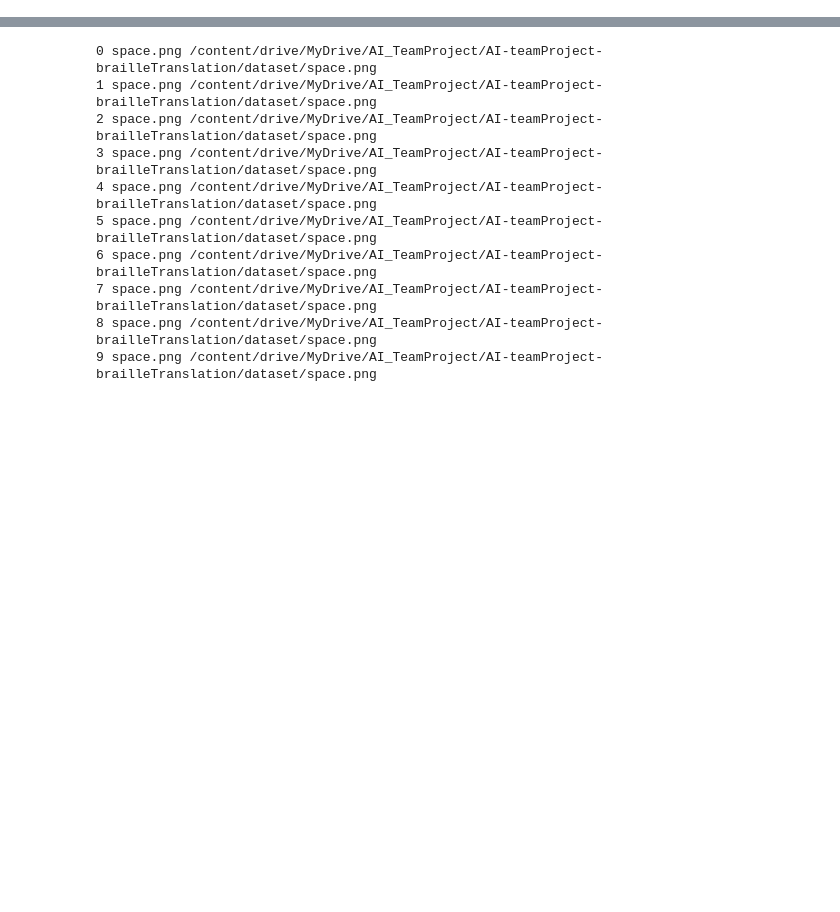
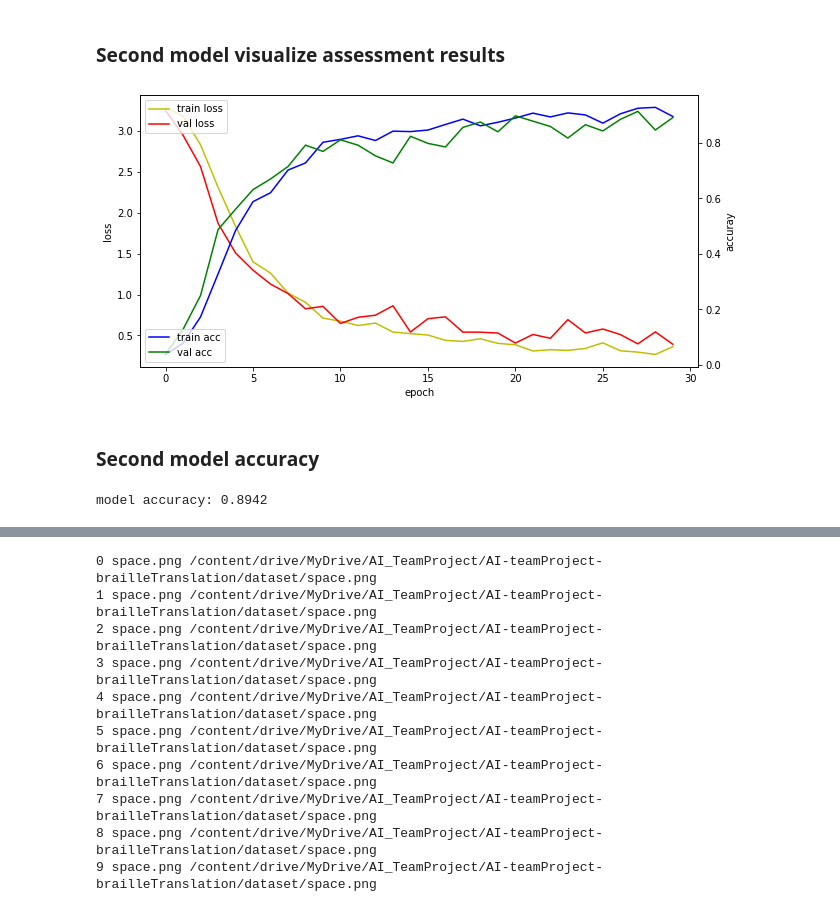
Before and after one commit to Kim-Jong-Gyu/AI-teamProject-brailleTranslation, a Jupyter notebook: BrailleTranslation.ipynb, the cells around one changed output, grey strips where cells are left out. Saved outputs shown, nothing was run; the diff lists cells and outputs as text; code cells hidden in the pictures; blank space fills up the shorter version.

```diff
--- a/BrailleTranslation.ipynb
+++ b/BrailleTranslation.ipynb
@@ -113,0 +199,51 @@ Mounted at /content/drive
+# %%
+#Using Seperable con
+
+from keras import backend as K
+from keras import layers as L
+from keras.models import Model,load_model
+from keras.regularizers import l2
+from keras.callbacks import ModelCheckpoint,ReduceLROnPlateau,EarlyStopping
+
+def Make_second_model(train,val):
+  K.clear_session()
+  reduce_lr = ReduceLROnPlateau(patience=8,verbose=0)
+  path = "/content/gdrive/MyDrive/AI_TeamProject/AI-teamProject-brailleTranslation/"
+  model_ckpt = ModelCheckpoint(path+'BrailleNet_second.h5',save_best_only=True)
+  early_stop = EarlyStopping(patience=15,verbose=1)
+  entry = L.Input(shape=(28, 28 ,3))
+  x = L.SeparableConv2D(64,(3,3),activation='relu')(entry)
+  x = L.MaxPooling2D((2,2))(x)
+  x = L.SeparableConv2D(128,(3,3),activation='relu')(x)
+  x = L.MaxPooling2D((2,2))(x)
+  x = L.SeparableConv2D(256,(2,2),activation='relu')(x)
+  x = L.GlobalMaxPooling2D()(x)
+  x = L.Dense(256)(x)
+  x = L.LeakyReLU()(x)
+  x = L.Dense(64,kernel_regularizer=l2(2e-4))(x)
+  x = L.LeakyReLU()(x)
+  x = L.Dense(26,activation='softmax')(x)
+
+  model = Model(entry,x)
+  model.compile(loss='categorical_crossentropy',optimizer='adam',metrics=['accuracy'])
+  history = model.fit_generator(train_generator,validation_data=val_generator,epochs=30,
+                              callbacks=[model_ckpt,reduce_lr,early_stop],verbose=0)
+  return history
+# %%
+history_second = Make_second_model(train_generator,val_generator)
+# %% [markdown]
+### **Second model visualize assessment results**
+# %%
+print_acc_loss(history_second)
+# %% [output]
+[figure, added]
+# %% [markdown]
+### **Second model accuracy**
+# %%
+from keras.models import Model,load_model
+path = "/content/gdrive/MyDrive/AI_TeamProject/AI-teamProject-brailleTranslation/"
+model_second = load_model(path + 'BrailleNet_second.h5')
+acc = model_second.evaluate_generator(val_generator)[1]
+print('model accuracy: {}'.format(round(acc,4)))
+# %% [output]
+model accuracy: 0.8942
```
Also changed, not shown: parts of 46 cells of this notebook.
